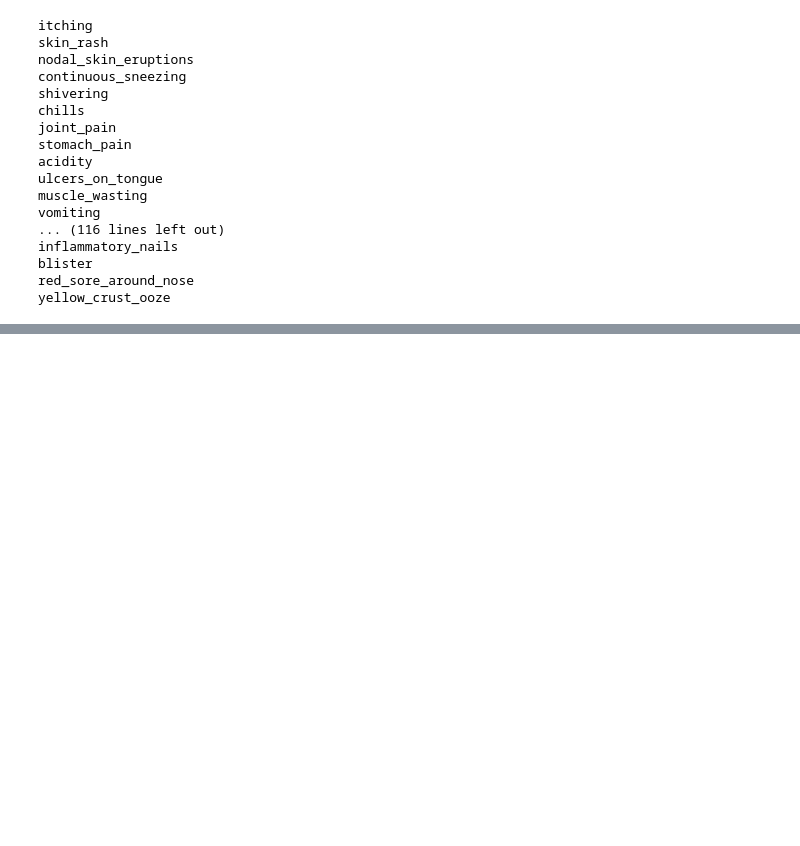
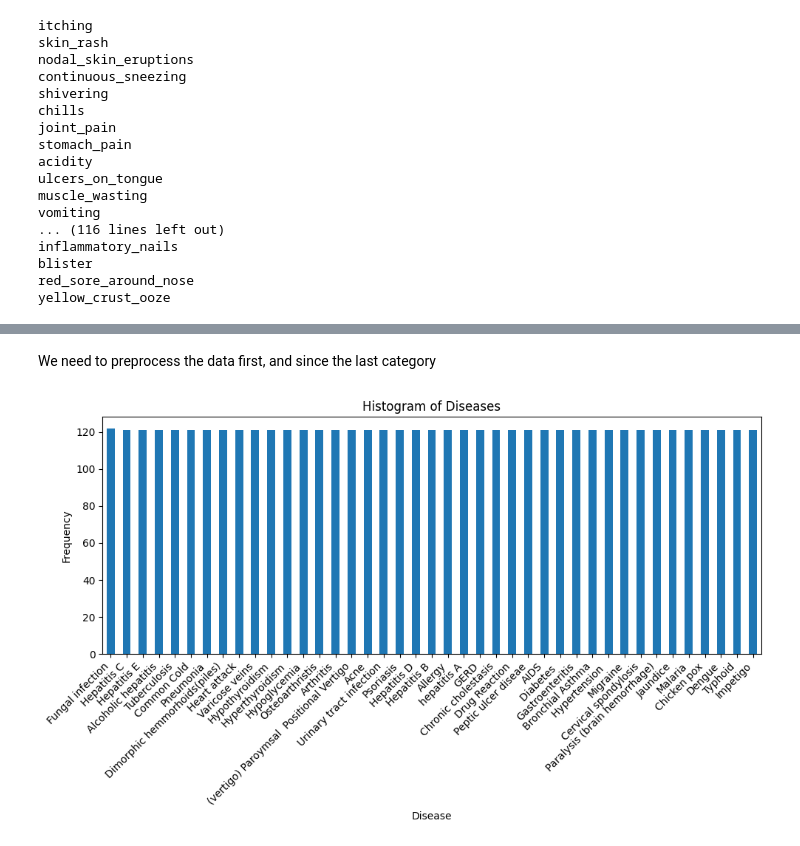
Before and after one commit to jmudong/Disease_Clustering, a Jupyter notebook: final_code.ipynb, the cells around one changed output, grey strips where cells are left out. Saved outputs shown, nothing was run; the diff lists cells and outputs as text; code cells hidden in the pictures; blank space fills up the shorter version.

```diff
--- a/final_code.ipynb
+++ b/final_code.ipynb
@@ -154,0 +190,14 @@ plt.show()
+# %% [markdown]
+We need to preprocess the data first, and since the last category
+# %%
+# Plot histogram
+plt.figure(figsize=(10,6))
+df['prognosis'].value_counts().plot(kind='bar')
+plt.title('Histogram of Diseases')
+plt.xlabel('Disease')
+plt.ylabel('Frequency')
+plt.xticks(rotation=45, ha='right')
+plt.tight_layout()
+plt.show()
+# %% [output]
+[figure, added]
```
Also changed, not shown: parts of 4 cells of this notebook.
